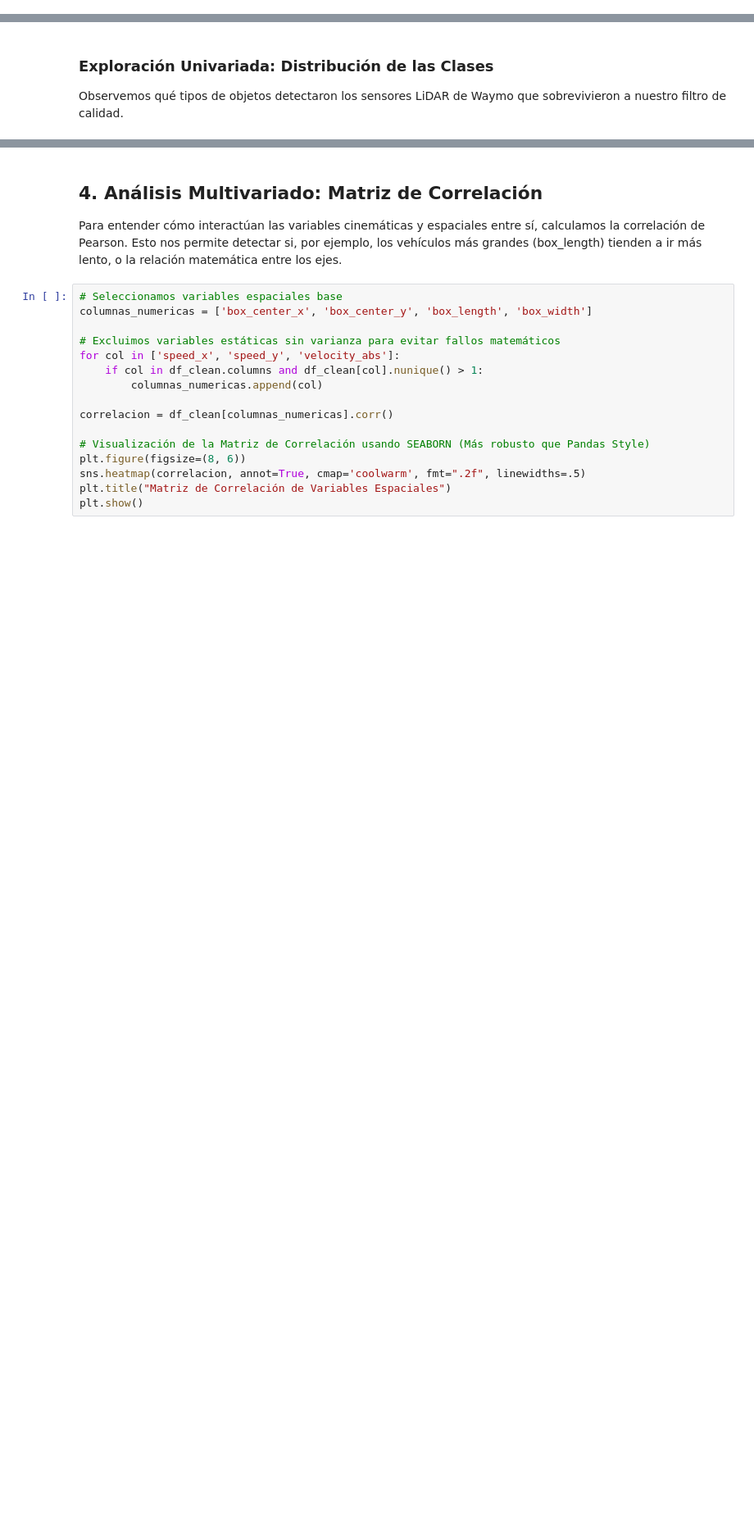
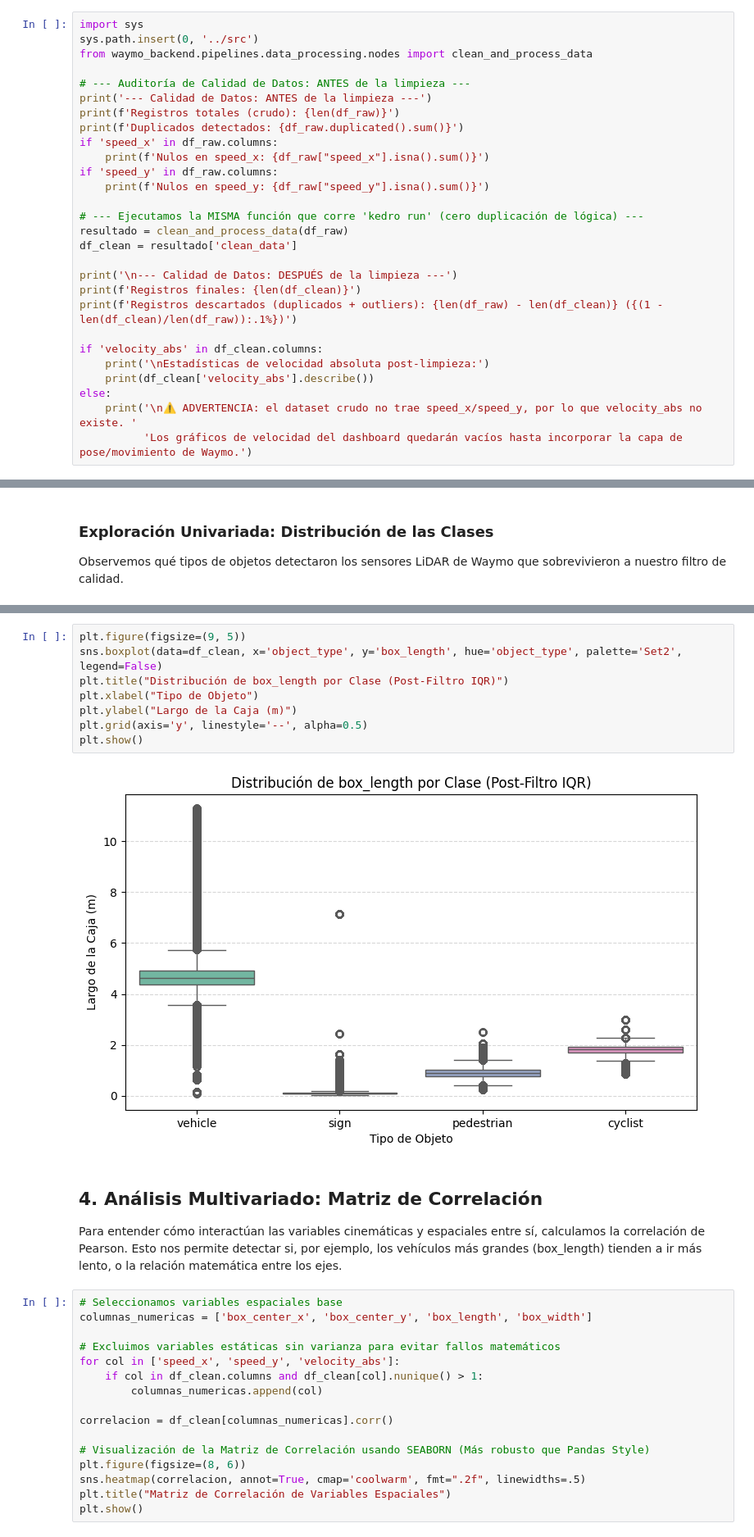
Before and after one commit to MartinPapic/waymo_motion, a Jupyter notebook: backend/notebooks/EP1_Memoria_Waymo_Motion.ipynb, the cells around one changed output, grey strips where cells are left out. Shown at 82% size. Saved outputs shown, nothing was run; the diff lists cells and outputs as text; blank space fills up the shorter version.

```diff
--- a/backend/notebooks/EP1_Memoria_Waymo_Motion.ipynb
+++ b/backend/notebooks/EP1_Memoria_Waymo_Motion.ipynb
@@ -99,0 +79,28 @@ Se removieron 0 outliers utilizando el límite superior IQR de 0.00 m/s
+# %%
+import sys
+sys.path.insert(0, '../src')
+from waymo_backend.pipelines.data_processing.nodes import clean_and_process_data
+
+# --- Auditoría de Calidad de Datos: ANTES de la limpieza ---
+print('--- Calidad de Datos: ANTES de la limpieza ---')
+print(f'Registros totales (crudo): {len(df_raw)}')
+print(f'Duplicados detectados: {df_raw.duplicated().sum()}')
+if 'speed_x' in df_raw.columns:
+    print(f'Nulos en speed_x: {df_raw["speed_x"].isna().sum()}')
+if 'speed_y' in df_raw.columns:
+    print(f'Nulos en speed_y: {df_raw["speed_y"].isna().sum()}')
+
+# --- Ejecutamos la MISMA función que corre 'kedro run' (cero duplicación de lógica) ---
+resultado = clean_and_process_data(df_raw)
+df_clean = resultado['clean_data']
+
+print('\n--- Calidad de Datos: DESPUÉS de la limpieza ---')
+print(f'Registros finales: {len(df_clean)}')
+print(f'Registros descartados (duplicados + outliers): {len(df_raw) - len(df_clean)} ({(1 - len(df_clean)/len(df_raw)):.1%})')
+
+if 'velocity_abs' in df_clean.columns:
+    print('\nEstadísticas de velocidad absoluta post-limpieza:')
+    print(df_clean['velocity_abs'].describe())
+else:
+    print('\n⚠️ ADVERTENCIA: el dataset crudo no trae speed_x/speed_y, por lo que velocity_abs no existe. '
+          'Los gráficos de velocidad del dashboard quedarán vacíos hasta incorporar la capa de pose/movimiento de Waymo.')
@@ -115,3 +135,13 @@ plt.show()
+# %%
+plt.figure(figsize=(9, 5))
+sns.boxplot(data=df_clean, x='object_type', y='box_length', hue='object_type', palette='Set2', legend=False)
+plt.title("Distribución de box_length por Clase (Post-Filtro IQR)")
+plt.xlabel("Tipo de Objeto")
+plt.ylabel("Largo de la Caja (m)")
+plt.grid(axis='y', linestyle='--', alpha=0.5)
+plt.show()
+# %% [output]
+[figure, added]
 # %% [markdown]
 ## 4. Análisis Multivariado: Matriz de Correlación
 Para entender cómo interactúan las variables cinemáticas y espaciales entre sí, calculamos la correlación de Pearson. Esto nos permite detectar si, por ejemplo, los vehículos más grandes (box_length) tienden a ir más lento, o la relación matemática entre los ejes.
```
Also changed, not shown: parts of 12 cells of this notebook.
